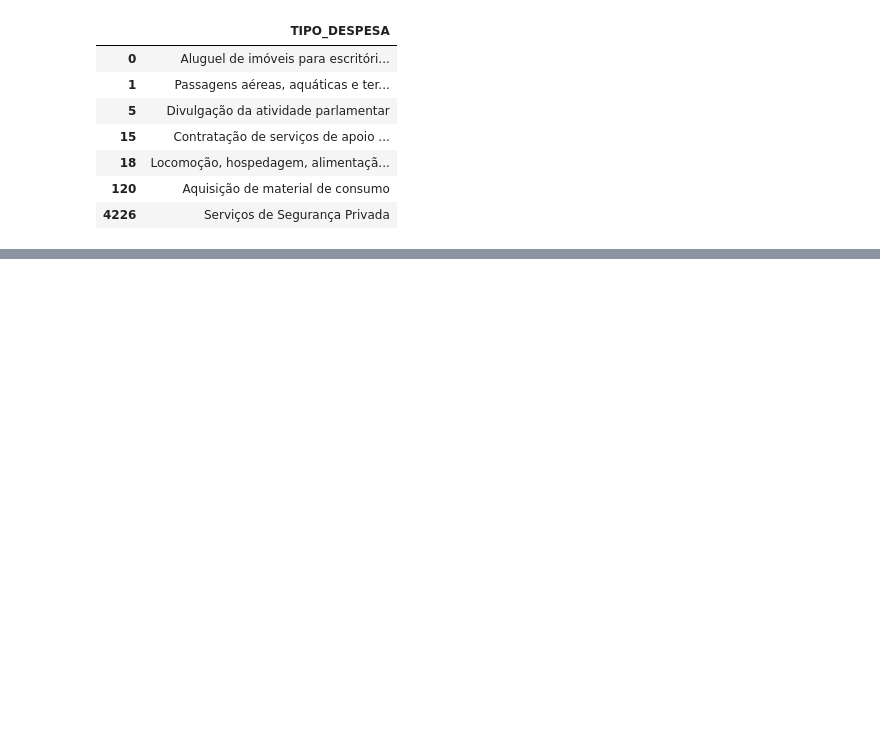
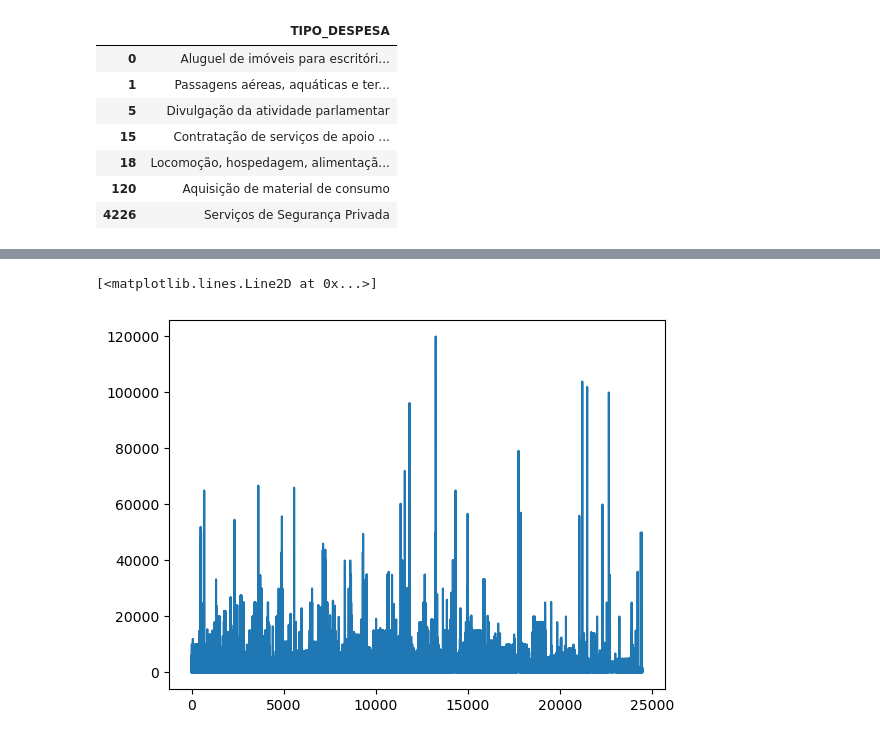
Before and after one commit to ismailymendes/ceaps, a Jupyter notebook: ceaps.ipynb, the cells around one changed output, grey strips where cells are left out. Cells and saved outputs as stored; diff of their text form; code cells hidden in the pictures; blank space fills up the shorter version.

```diff
--- a/ceaps.ipynb
+++ b/ceaps.ipynb
@@ -317,0 +355,5 @@ ceaps[['TIPO_DESPESA']].drop_duplicates()
+# %%
+plt.plot(ceaps.VALOR_REEMBOLSADO)
+# %% [output]
+[<matplotlib.lines.Line2D at 0x...>]
+[figure, added]
```
Also changed, not shown: parts of 20 cells of this notebook.
